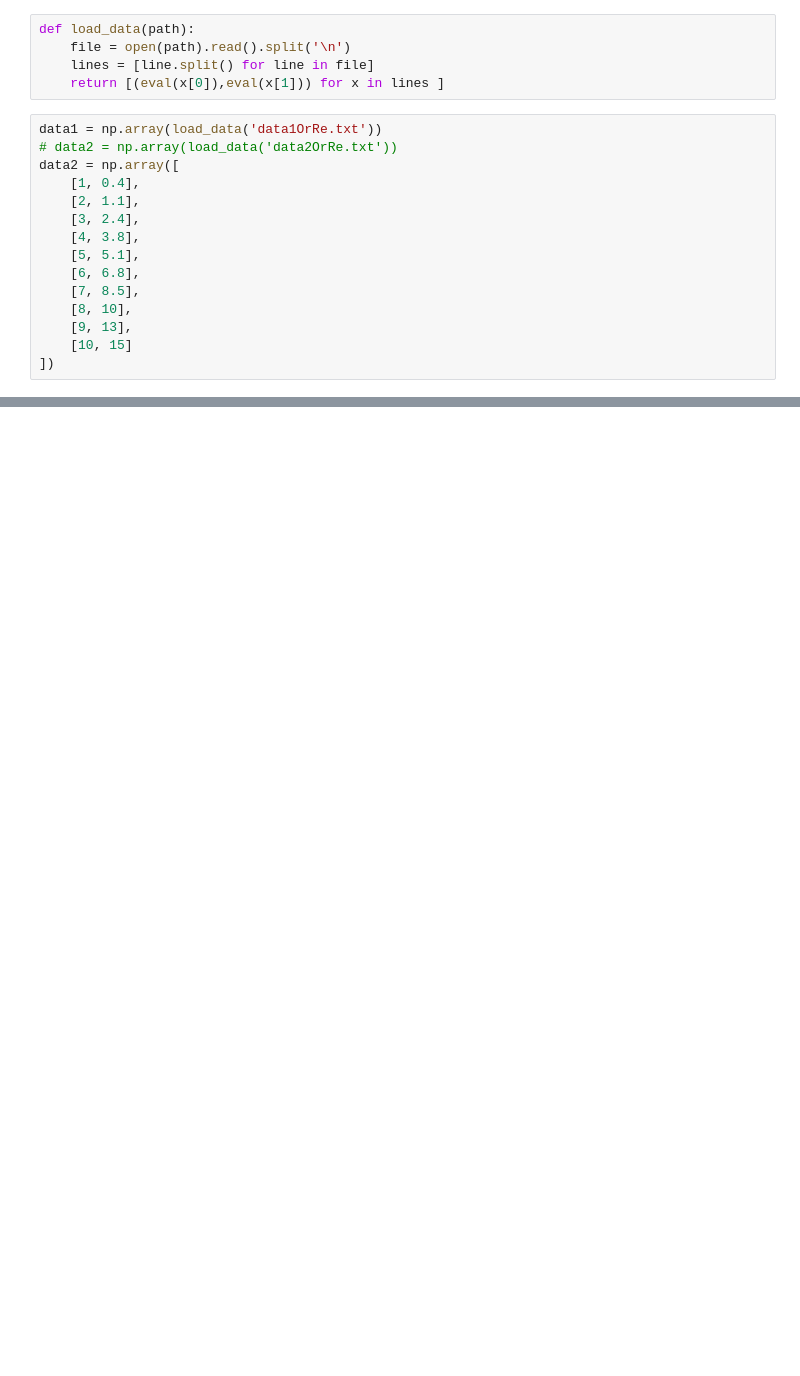
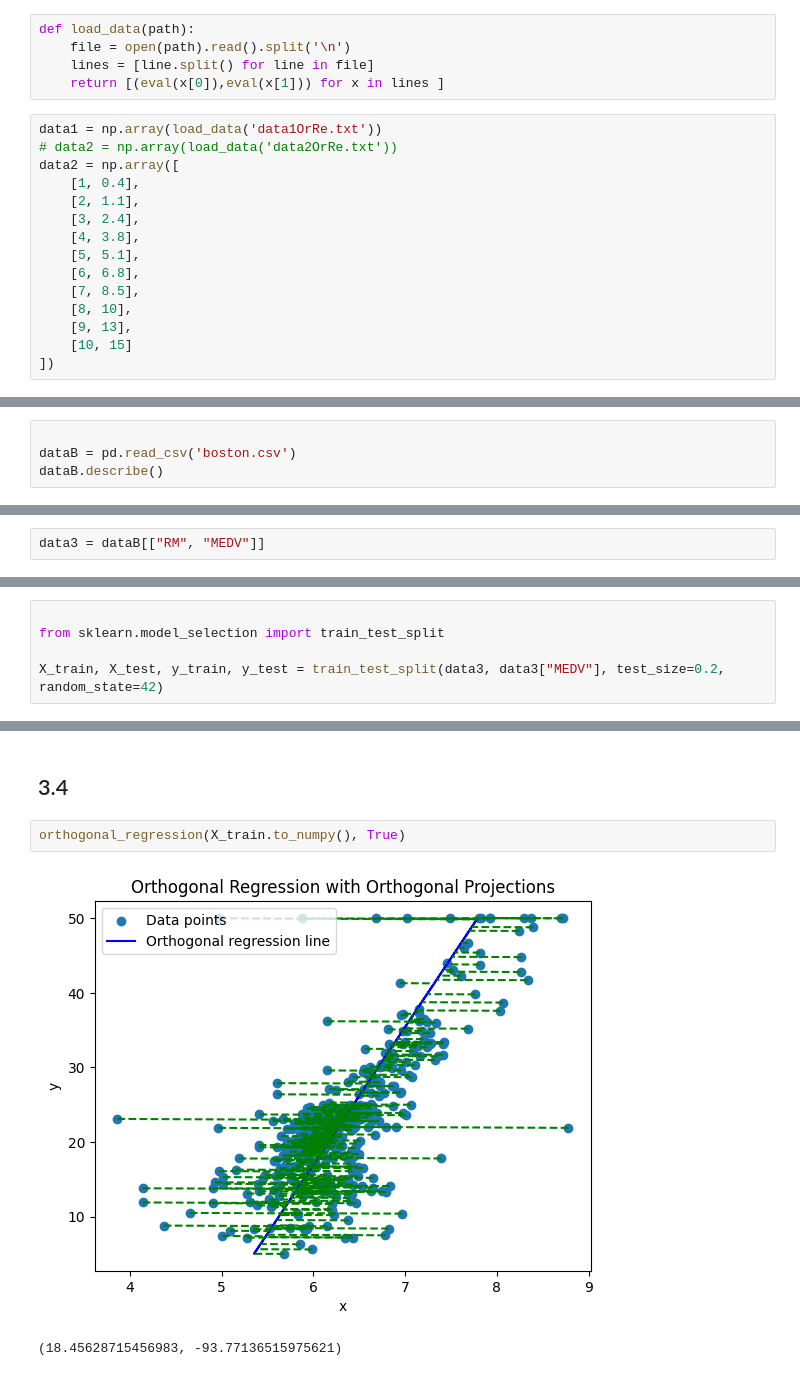
Before and after one commit to garfield-gray/Optimization, a Jupyter notebook: Convex/Orthogonal_Regression.ipynb, the cells around one changed output, grey strips where cells are left out. Drawn from its saved outputs; the diff is of its cells as text; blank space fills up the shorter version.

```diff
--- a/Convex/Orthogonal_Regression.ipynb
+++ b/Convex/Orthogonal_Regression.ipynb
@@ -42,0 +98,4 @@ array([[1. , 1. ],
+# %%
+
+dataB = pd.read_csv('boston.csv')
+dataB.describe()
@@ -42,0 +114,2 @@ array([[1. , 1. ],
+# %%
+data3 = dataB[["RM", "MEDV"]]
@@ -42,0 +118,5 @@ array([[1. , 1. ],
+# %%
+
+from sklearn.model_selection import train_test_split
+
+X_train, X_test, y_train, y_test = train_test_split(data3, data3["MEDV"], test_size=0.2, random_state=42)
@@ -42,0 +148,7 @@ array([[1. , 1. ],
+# %% [markdown]
+## 3.4
+# %%
+orthogonal_regression(X_train.to_numpy(), True)
+# %% [output]
+[figure, added]
+(18.45628715456983, -93.77136515975621)
```
Also changed, not shown: parts of 29 cells of this notebook.
